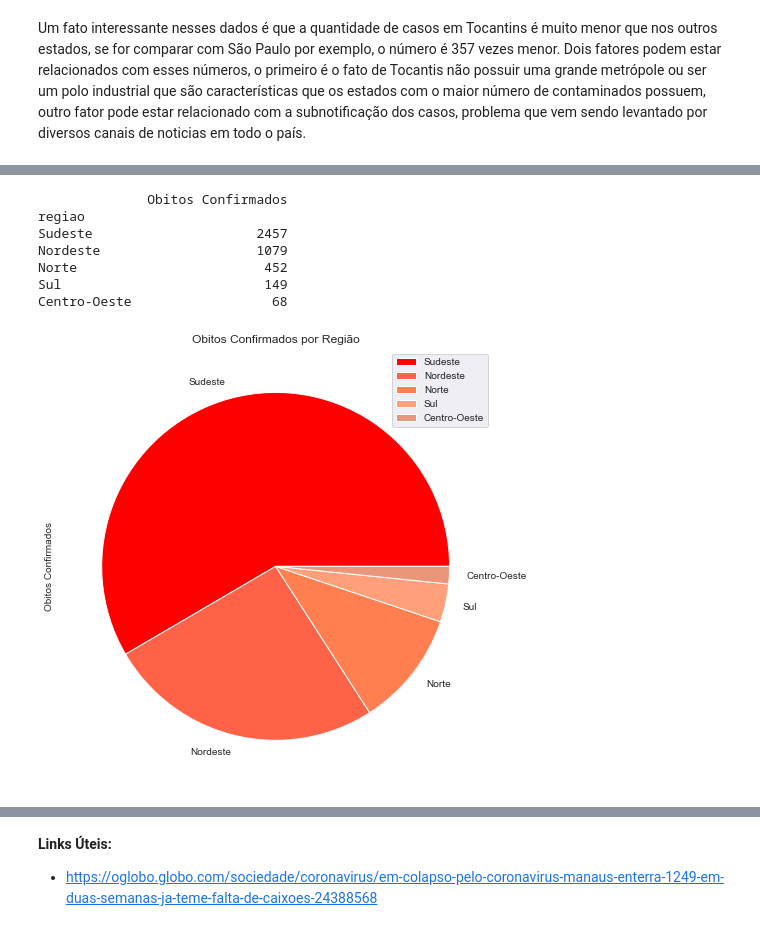
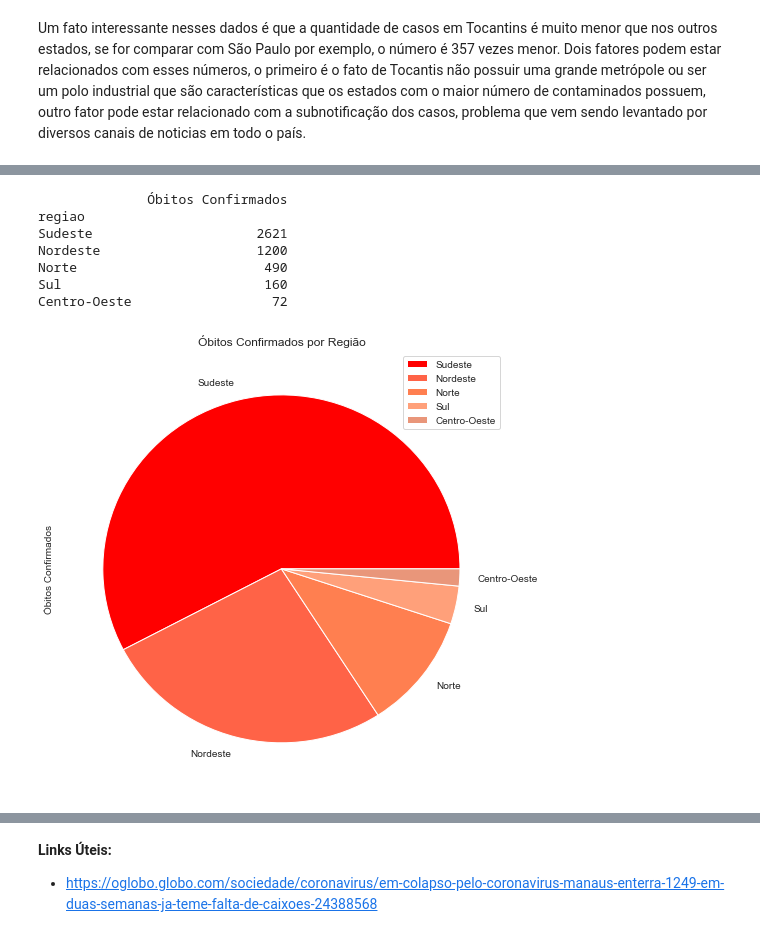
Before and after one commit to Rafaelcerq28/Analise_Covid-19, a Jupyter notebook: Visualização COVID-19.ipynb, the cells around one changed output, grey strips where cells are left out. Saved outputs shown, nothing was run; the diff lists cells and outputs as text; code cells hidden in the pictures.

```diff
--- a/Visualização COVID-19.ipynb
+++ b/Visualização COVID-19.ipynb
@@ -149,6 +153,6 @@ Atualmente o Brasil possui no total 61888 Casos de COVID-19 e 4205 obitos, a doe
 # %%
 #Setando um grid
-sns.set_style("darkgrid")
+sns.set_style("whitegrid")
 # %%
 #IMPRESSÃO DO GRAFICO (Casos e Obitos Acumulados x Data)
 
@@ -218,24 +277,25 @@ Centro-Oeste               2123
 # %%
 #Fazer grafico de Obitos por região
 total_casos_por_regiao = cv.groupby('regiao')[['estado','obitosNovos']].sum().sort_values(by='obitosNovos',ascending=False)
-total_casos_por_regiao.columns = ['Obitos Confirmados']
+total_casos_por_regiao.columns = ['Óbitos Confirmados']
 
 print(total_casos_por_regiao)
 #Aumentar tamanho da legenda
 plt.rcParams['legend.fontsize'] = 10
-
+#Imprime o gráfico de pizza
 total_casos_por_regiao.plot(kind='pie',subplots=True,figsize=(8,8),colors=['#FF0000','#FF6347','#FF7F50','#FFA07A','#E9967A'])
-plt.title('Obitos Confirmados por Região')
+#Insere o título
+plt.title('Óbitos Confirmados por Região')
 
 plt.show()
 # %% [output]
-              Obitos Confirmados
+              Óbitos Confirmados
 regiao
-Sudeste                     2457
-Nordeste                    1079
-Norte                        452
-Sul                          149
-Centro-Oeste                  68
+Sudeste                     2621
+Nordeste                    1200
+Norte                        490
+Sul                          160
+Centro-Oeste                  72
-[figure, old version]
+[figure, new version]
 # %%
 #Agrupa os estados e os casos, soma e ordena pela quantidade de casos
```
Also changed, not shown: parts of 30 cells of this notebook, 1 other file.
